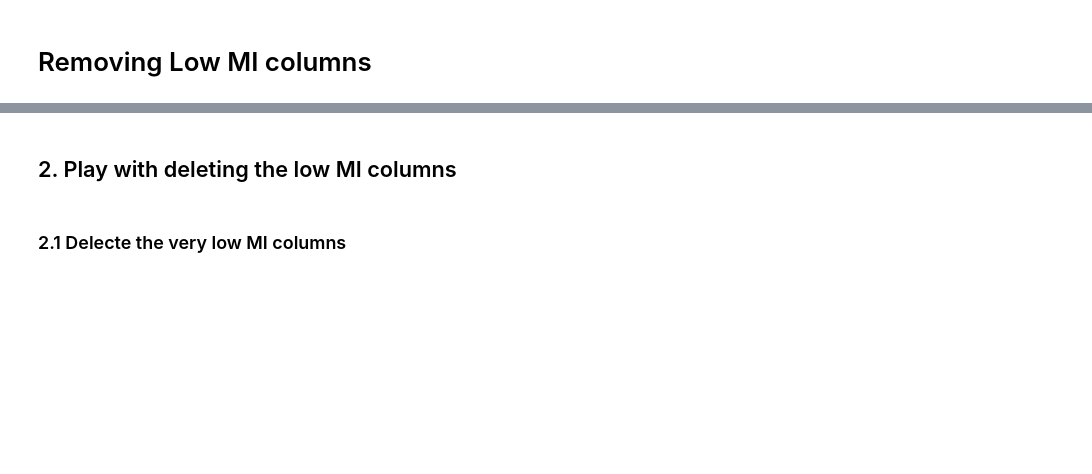
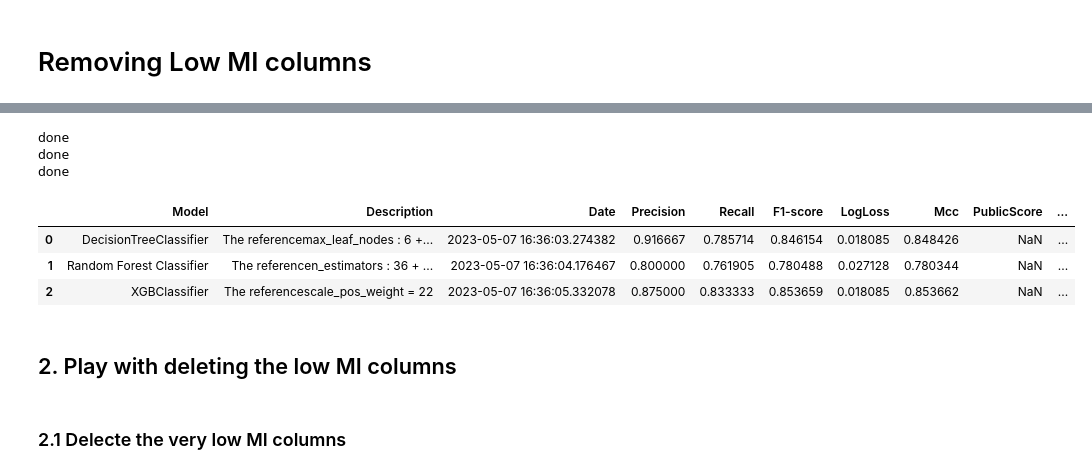
Before and after one commit to SarahLiettefti/AI5L_AILab_FraudDetection, a Jupyter notebook: TestEverything.ipynb, the cells around one changed output, grey strips where cells are left out. Cells and saved outputs as stored; diff of their text form; code cells hidden in the pictures; blank space fills up the shorter version.

```diff
--- a/TestEverything.ipynb
+++ b/TestEverything.ipynb
@@ -469,3 +477,22 @@ referenceresult
+# %%
+X_5 = data.copy()
+X_test_5 = X_test.copy()
+# %%
+veryLowMI = list(mi_scores[mi_scores<0.0001].index)
+X_5.drop(veryLowMI, inplace=True, axis=1)
+X_test_5.drop(veryLowMI, inplace=True, axis=1)
+# %%
+train_X, val_X, train_y, val_y = train_test_split(X_5, y_train, random_state = 0)
+referenceresult = comparemodels(train_X, train_y, val_X, X_test_5, "The reference", unbalanced=False)
+referenceresult
+# %% [output]
+done
+done
+done
+|  | Model | Description | Date | Precision | Recall | F1-score | LogLoss | Mcc | PublicScore | ... |
+| 0 | DecisionTreeClassifier | The referencemax_leaf_nodes : 6 +... | 2023-05-07 16:36:03.274382 | 0.916667 | 0.785714 | 0.846154 | 0.018085 | 0.848426 | NaN | ... |
+| 1 | Random Forest Classifier | The referencen_estimators : 36 + ... | 2023-05-07 16:36:04.176467 | 0.800000 | 0.761905 | 0.780488 | 0.027128 | 0.780344 | NaN | ... |
+| 2 | XGBClassifier | The referencescale_pos_weight = 22 | 2023-05-07 16:36:05.332078 | 0.875000 | 0.833333 | 0.853659 | 0.018085 | 0.853662 | NaN | ... |
 # %% [markdown]
 ## 2. Play with deleting the low MI columns
 # %%
```
Also changed, not shown: parts of 10 cells of this notebook.
